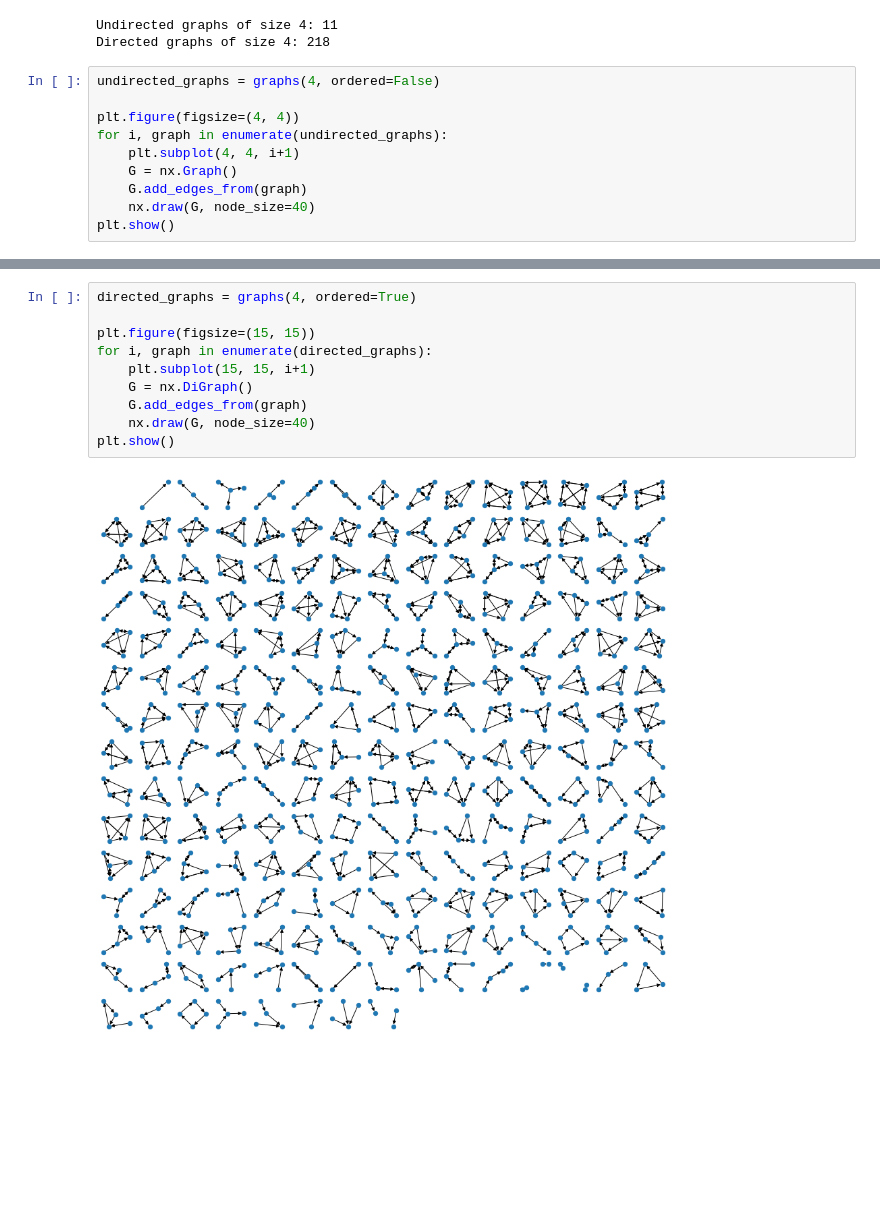
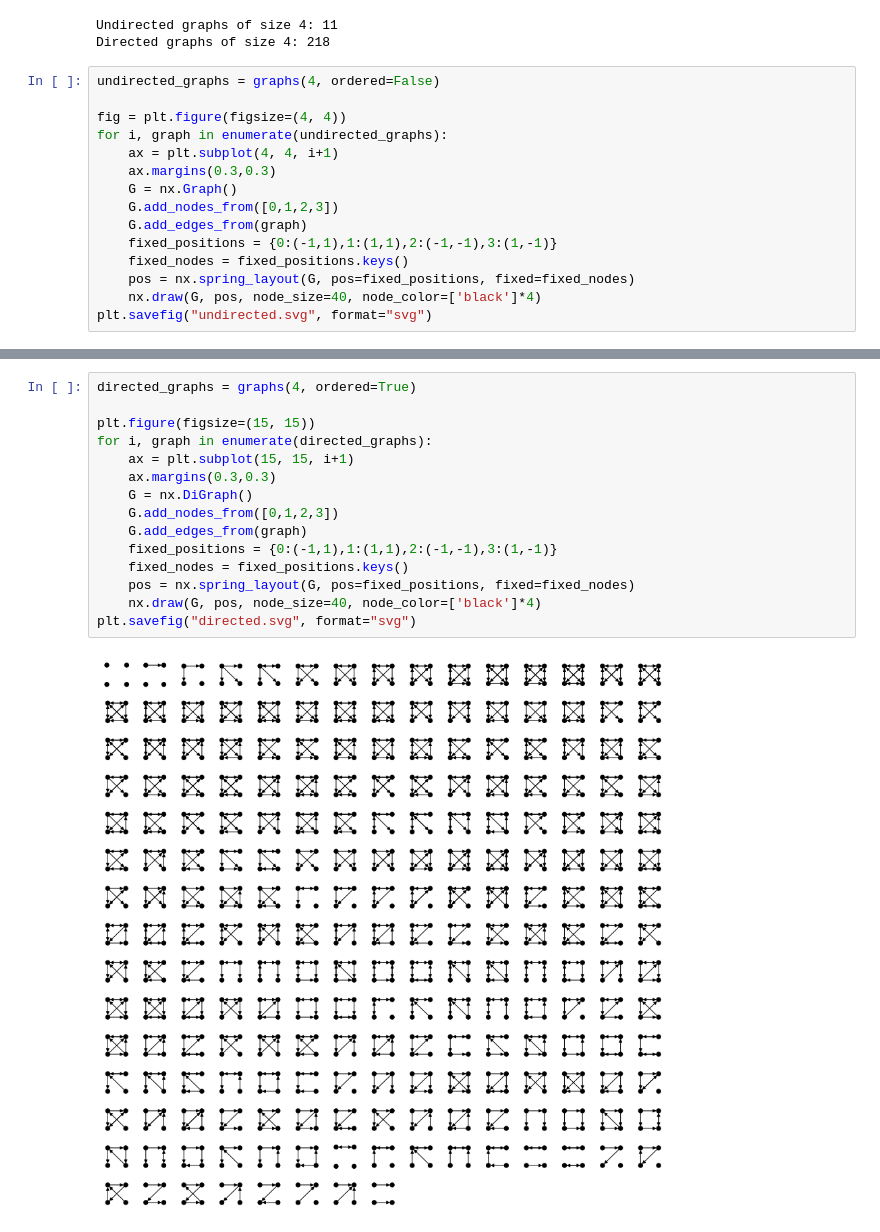
Before and after one commit to petterdaae/graph-enumeration, a Jupyter notebook: enumerate.ipynb, the cells around one changed output, grey strips where cells are left out. Drawn from its saved outputs; the diff is of its cells as text; blank space fills up the shorter version.

```diff
--- a/enumerate.ipynb
+++ b/enumerate.ipynb
@@ -97,11 +97,16 @@ Directed graphs of size 4: 218
 # %%
 undirected_graphs = graphs(4, ordered=False)
 
-plt.figure(figsize=(4, 4))
+fig = plt.figure(figsize=(4, 4))
 for i, graph in enumerate(undirected_graphs):
-    plt.subplot(4, 4, i+1)
+    ax = plt.subplot(4, 4, i+1)
+    ax.margins(0.3,0.3)
     G = nx.Graph()
+    G.add_nodes_from([0,1,2,3])
     G.add_edges_from(graph)
-    nx.draw(G, node_size=40)
-plt.show()
+    fixed_positions = {0:(-1,1),1:(1,1),2:(-1,-1),3:(1,-1)}
+    fixed_nodes = fixed_positions.keys()
+    pos = nx.spring_layout(G, pos=fixed_positions, fixed=fixed_nodes)
+    nx.draw(G, pos, node_size=40, node_color=['black']*4)
+plt.savefig("undirected.svg", format="svg")
 # %% [output]
@@ -109,12 +114,17 @@ plt.show()
 # %%
 directed_graphs = graphs(4, ordered=True)
 
 plt.figure(figsize=(15, 15))
 for i, graph in enumerate(directed_graphs):
-    plt.subplot(15, 15, i+1)
+    ax = plt.subplot(15, 15, i+1)
+    ax.margins(0.3,0.3)
     G = nx.DiGraph()
+    G.add_nodes_from([0,1,2,3])
     G.add_edges_from(graph)
-    nx.draw(G, node_size=40)
-plt.show()
+    fixed_positions = {0:(-1,1),1:(1,1),2:(-1,-1),3:(1,-1)}
+    fixed_nodes = fixed_positions.keys()
+    pos = nx.spring_layout(G, pos=fixed_positions, fixed=fixed_nodes)
+    nx.draw(G, pos, node_size=40, node_color=['black']*4)
+plt.savefig("directed.svg", format="svg")
 # %% [output]
-[figure, old version]
+[figure, new version]
```
Also changed, not shown: parts of 1 cell of this notebook, 4 other files.
